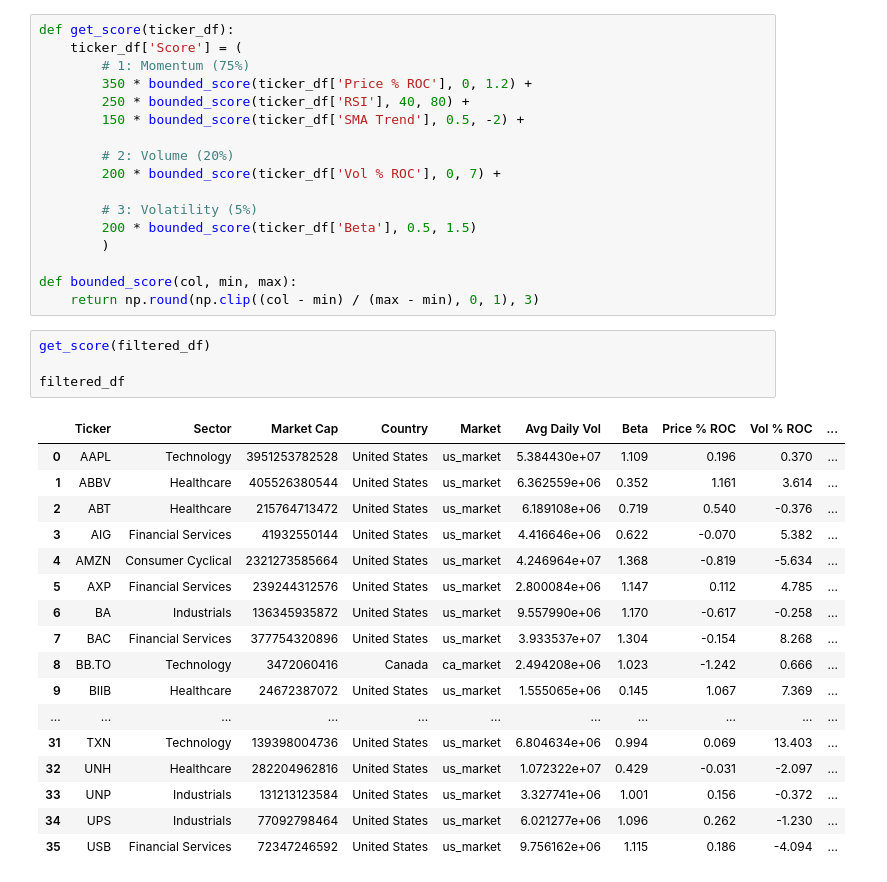
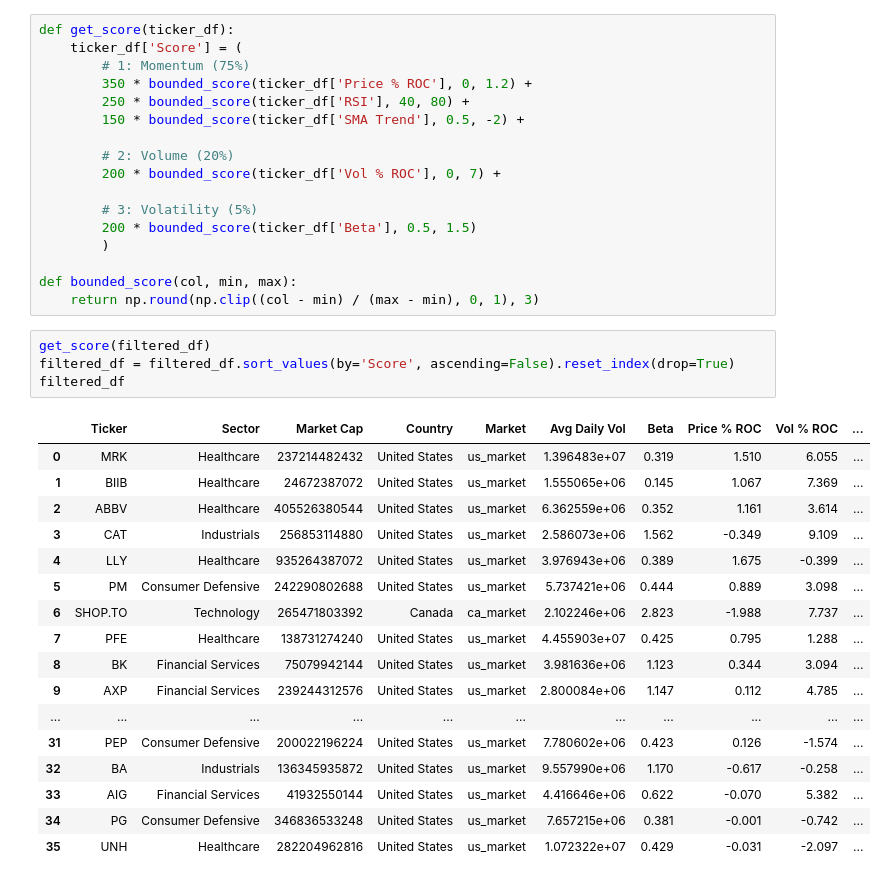
Before and after one commit to IanLeung12/CFM-Group-Project, a Jupyter notebook: Team_18_Assignment.ipynb, the cells around one changed output. Drawn from its saved outputs; the diff is of its cells as text.

```diff
--- a/Team_18_Assignment.ipynb
+++ b/Team_18_Assignment.ipynb
@@ -225,25 +225,25 @@ def get_score(ticker_df):
 
 def bounded_score(col, min, max):
     return np.round(np.clip((col - min) / (max - min), 0, 1), 3)
-# %%
-get_score(filtered_df)
-
-filtered_df
-# %% [output]
-|  | Ticker | Sector | Market Cap | Country | Market | Avg Daily Vol | Beta | Price % ROC | Vol % ROC | ... |
-| 0 | AAPL | Technology | 3951253782528 | United States | us_market | 5.384430e+07 | 1.109 | 0.196 | 0.370 | ... |
-| 1 | ABBV | Healthcare | 405526380544 | United States | us_market | 6.362559e+06 | 0.352 | 1.161 | 3.614 | ... |
-| 2 | ABT | Healthcare | 215764713472 | United States | us_market | 6.189108e+06 | 0.719 | 0.540 | -0.376 | ... |
-| 3 | AIG | Financial Services | 41932550144 | United States | us_market | 4.416646e+06 | 0.622 | -0.070 | 5.382 | ... |
-| 4 | AMZN | Consumer Cyclical | 2321273585664 | United States | us_market | 4.246964e+07 | 1.368 | -0.819 | -5.634 | ... |
-| 5 | AXP | Financial Services | 239244312576 | United States | us_market | 2.800084e+06 | 1.147 | 0.112 | 4.785 | ... |
-| 6 | BA | Industrials | 136345935872 | United States | us_market | 9.557990e+06 | 1.170 | -0.617 | -0.258 | ... |
-| 7 | BAC | Financial Services | 377754320896 | United States | us_market | 3.933537e+07 | 1.304 | -0.154 | 8.268 | ... |
-| 8 | BB.TO | Technology | 3472060416 | Canada | ca_market | 2.494208e+06 | 1.023 | -1.242 | 0.666 | ... |
-| 9 | BIIB | Healthcare | 24672387072 | United States | us_market | 1.555065e+06 | 0.145 | 1.067 | 7.369 | ... |
-| ... | ... | ... | ... | ... | ... | ... | ... | ... | ... | ... |
-| 31 | TXN | Technology | 139398004736 | United States | us_market | 6.804634e+06 | 0.994 | 0.069 | 13.403 | ... |
-| 32 | UNH | Healthcare | 282204962816 | United States | us_market | 1.072322e+07 | 0.429 | -0.031 | -2.097 | ... |
-| 33 | UNP | Industrials | 131213123584 | United States | us_market | 3.327741e+06 | 1.001 | 0.156 | -0.372 | ... |
-| 34 | UPS | Industrials | 77092798464 | United States | us_market | 6.021277e+06 | 1.096 | 0.262 | -1.230 | ... |
-| 35 | USB | Financial Services | 72347246592 | United States | us_market | 9.756162e+06 | 1.115 | 0.186 | -4.094 | ... |
+# %%
+get_score(filtered_df)
+filtered_df = filtered_df.sort_values(by='Score', ascending=False).reset_index(drop=True)
+filtered_df
+# %% [output]
+|  | Ticker | Sector | Market Cap | Country | Market | Avg Daily Vol | Beta | Price % ROC | Vol % ROC | ... |
+| 0 | MRK | Healthcare | 237214482432 | United States | us_market | 1.396483e+07 | 0.319 | 1.510 | 6.055 | ... |
+| 1 | BIIB | Healthcare | 24672387072 | United States | us_market | 1.555065e+06 | 0.145 | 1.067 | 7.369 | ... |
+| 2 | ABBV | Healthcare | 405526380544 | United States | us_market | 6.362559e+06 | 0.352 | 1.161 | 3.614 | ... |
+| 3 | CAT | Industrials | 256853114880 | United States | us_market | 2.586073e+06 | 1.562 | -0.349 | 9.109 | ... |
+| 4 | LLY | Healthcare | 935264387072 | United States | us_market | 3.976943e+06 | 0.389 | 1.675 | -0.399 | ... |
+| 5 | PM | Consumer Defensive | 242290802688 | United States | us_market | 5.737421e+06 | 0.444 | 0.889 | 3.098 | ... |
+| 6 | SHOP.TO | Technology | 265471803392 | Canada | ca_market | 2.102246e+06 | 2.823 | -1.988 | 7.737 | ... |
+| 7 | PFE | Healthcare | 138731274240 | United States | us_market | 4.455903e+07 | 0.425 | 0.795 | 1.288 | ... |
+| 8 | BK | Financial Services | 75079942144 | United States | us_market | 3.981636e+06 | 1.123 | 0.344 | 3.094 | ... |
+| 9 | AXP | Financial Services | 239244312576 | United States | us_market | 2.800084e+06 | 1.147 | 0.112 | 4.785 | ... |
+| ... | ... | ... | ... | ... | ... | ... | ... | ... | ... | ... |
+| 31 | PEP | Consumer Defensive | 200022196224 | United States | us_market | 7.780602e+06 | 0.423 | 0.126 | -1.574 | ... |
+| 32 | BA | Industrials | 136345935872 | United States | us_market | 9.557990e+06 | 1.170 | -0.617 | -0.258 | ... |
+| 33 | AIG | Financial Services | 41932550144 | United States | us_market | 4.416646e+06 | 0.622 | -0.070 | 5.382 | ... |
+| 34 | PG | Consumer Defensive | 346836533248 | United States | us_market | 7.657215e+06 | 0.381 | -0.001 | -0.742 | ... |
+| 35 | UNH | Healthcare | 282204962816 | United States | us_market | 1.072322e+07 | 0.429 | -0.031 | -2.097 | ... |
```
Also changed, not shown: parts of 3 cells of this notebook.
